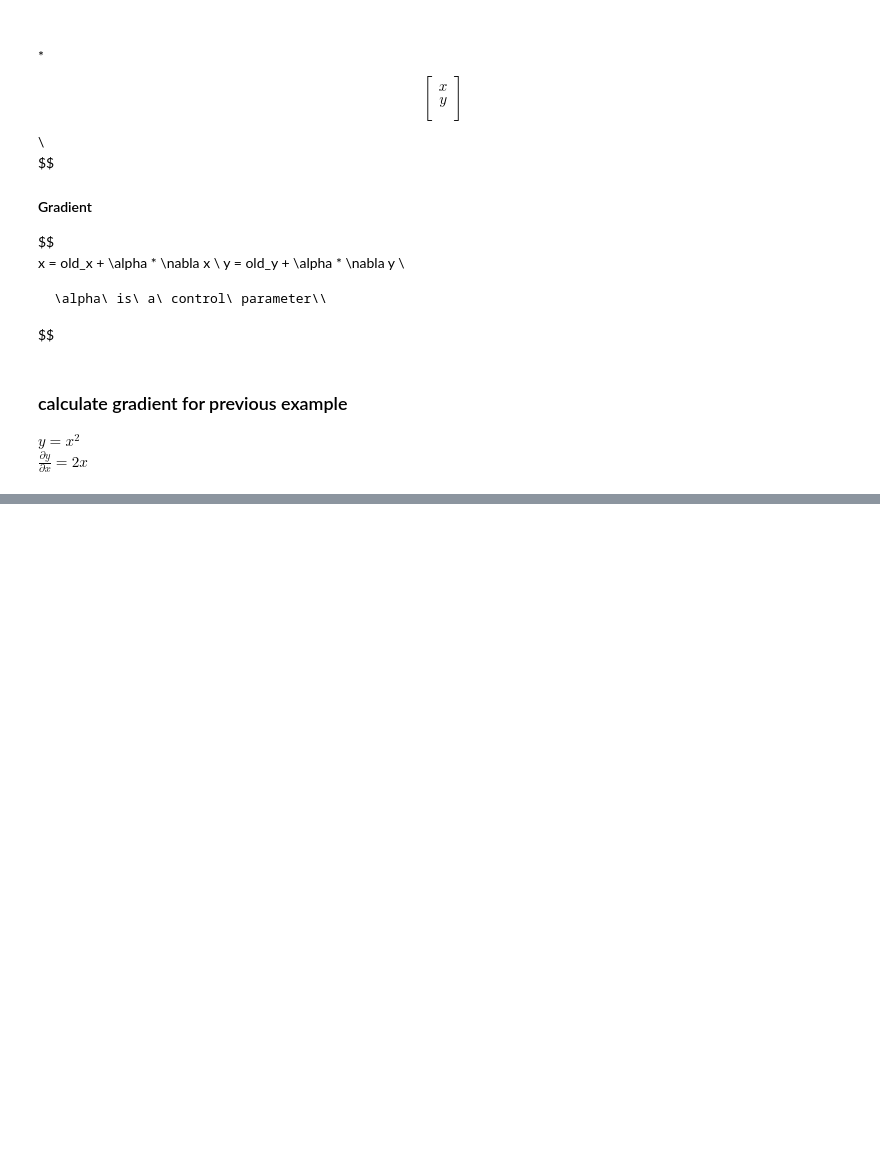
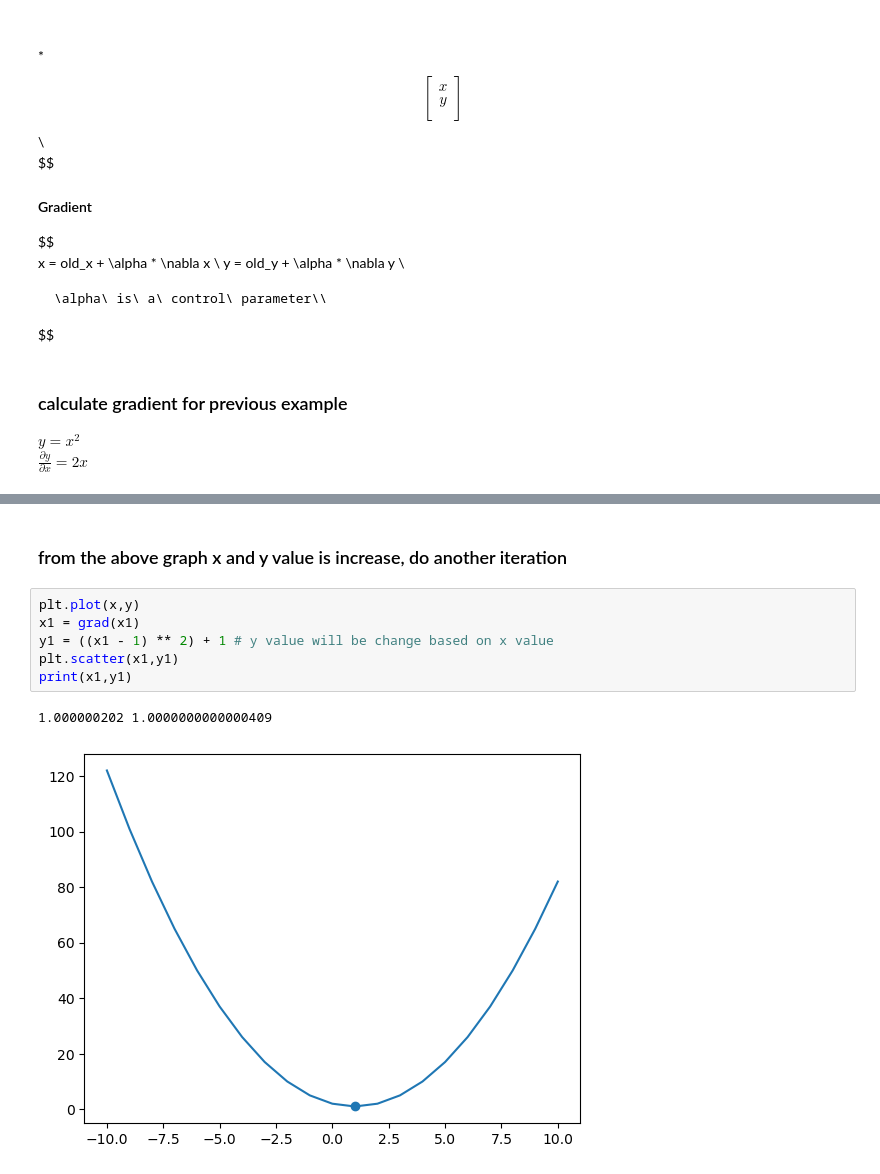
Before and after one commit to Jithendiran/mlTask, a Jupyter notebook: docs/Basics.ipynb, the cells around one changed output, grey strips where cells are left out. Drawn from its saved outputs; the diff is of its cells as text; blank space fills up the shorter version.

```diff
--- a/docs/Basics.ipynb
+++ b/docs/Basics.ipynb
@@ -277,0 +273,11 @@ plt.show()
+# %% [markdown]
+### from the above graph x and y value is increase, do another iteration
+# %%
+plt.plot(x,y)
+x1 = grad(x1)
+y1 = ((x1 - 1) ** 2) + 1 # y value will be change based on x value
+plt.scatter(x1,y1)
+print(x1,y1)
+# %% [output]
+1.000000202 1.0000000000000409
+[figure, added]
```
Also changed, not shown: parts of 16 cells of this notebook.
